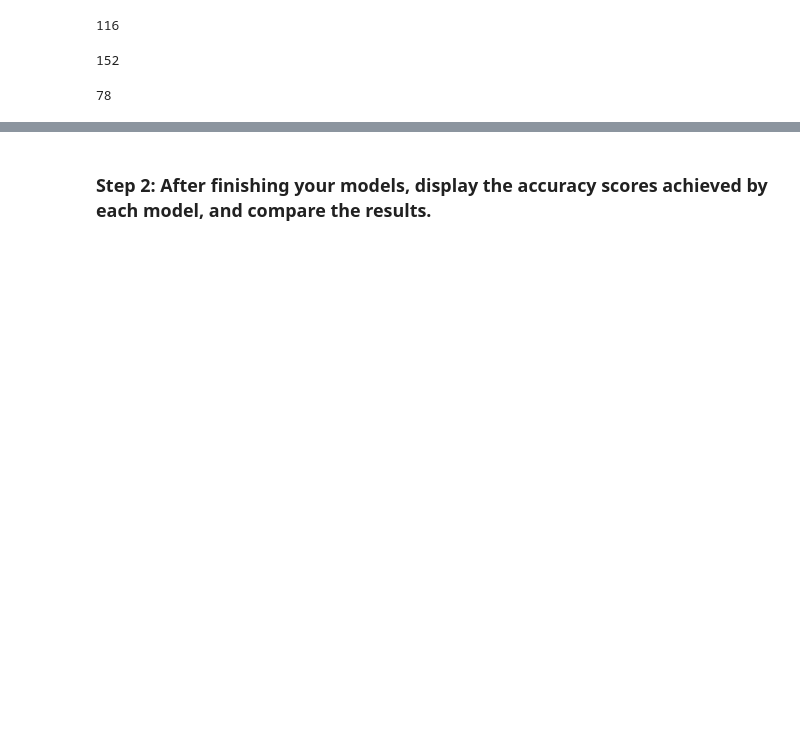
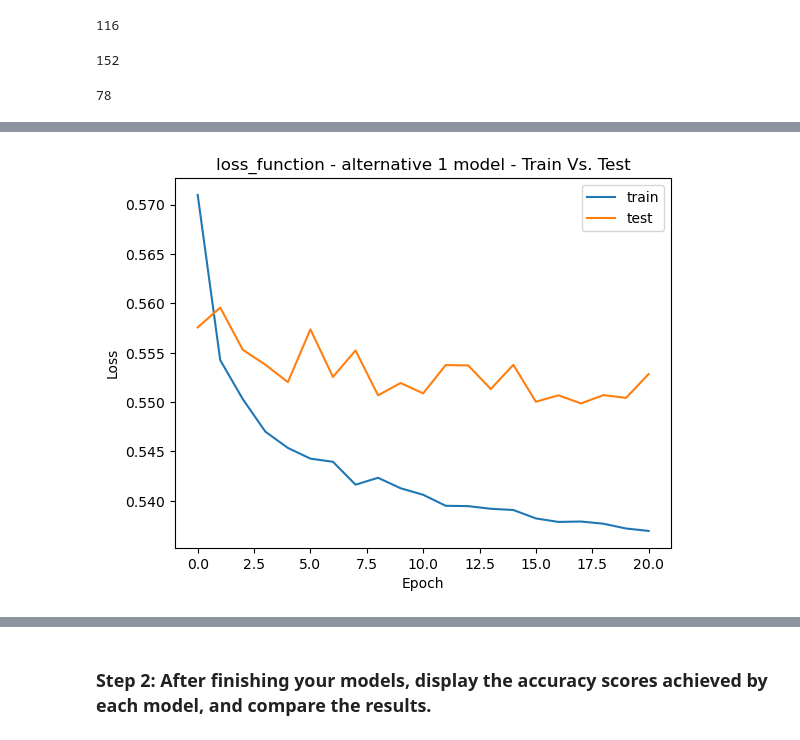
Before and after one commit to Billie-LS/DeepL_Adventure_Angels, a Jupyter notebook: venture_funding_with_deep_learning.ipynb, the cells around one changed output, grey strips where cells are left out. Saved outputs shown, nothing was run; the diff lists cells and outputs as text; code cells hidden in the pictures; blank space fills up the shorter version.

```diff
--- a/venture_funding_with_deep_learning.ipynb
+++ b/venture_funding_with_deep_learning.ipynb
@@ -724,0 +823,26 @@ plt.show()
+# %%
+# Add the first hidden layer specifying the number of inputs, the number of hidden nodes, and the activation function
+nn_A2a.add(Dense(units=hidden_nodes_layer1_A2a, input_dim=number_input_features, activation='relu')
+      )
+
+# Add the second hidden layer specifying the number of hidden nodes and the activation function
+nn_A2a.add(Dense(units=hidden_nodes_layer2_A2a, activation='relu'))
+
+# Add the output layer to the model specifying the number of output neurons and activation function
+nn_A2a.add(Dense(units=1, activation='sigmoid'))
+# %%
+# Compile the Sequential model
+nn_A2a.compile(loss='binary_crossentropy', optimizer='adam', metrics=['accuracy'])
+# %%
+# Set callbacks
+keras_callbacks = [
+    tf.keras.callbacks.EarlyStopping('val_loss', patience=20, mode='min', min_delta=0.01),
+    # tf.keras.callbacks.ModelCheckpoint(checkpoint_path=CHECKPOINT_PATH, monitor='val_loss', save_best_only=True, mode='min')
+]
+# %%
+# Fit the model using 50 epochs and the training data
+model_A2a= nn_A2a.fit(X_train_scaled_A1, y_train, epochs=50,
+               validation_data=(X_test_scaled_A1, y_test),
+               validation_split=0.3, batch_size=64, verbose=True,
+               callbacks = keras_callbacks #[tf.keras.callbacks.EarlyStopping(patience=20)]
+              )
@@ -724,0 +870,11 @@ plt.show()
+# %%
+# Plot train vs test for first neural net
+plt.plot(model_A2a.history['loss'])
+plt.plot(model_A2a.history['val_loss'])
+plt.title("loss_function - alternative 1 model - Train Vs. Test")
+plt.ylabel('Loss')
+plt.xlabel('Epoch')
+plt.legend(['train', 'test'],loc='upper right')
+plt.show()
+# %% [output]
+[figure, added]
```
Also changed, not shown: parts of 35 cells of this notebook, 34 other files.
